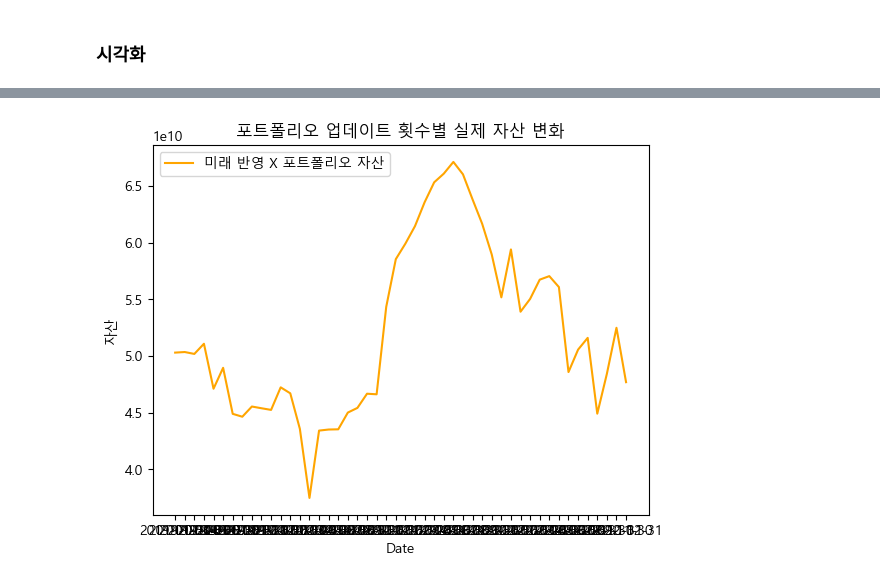
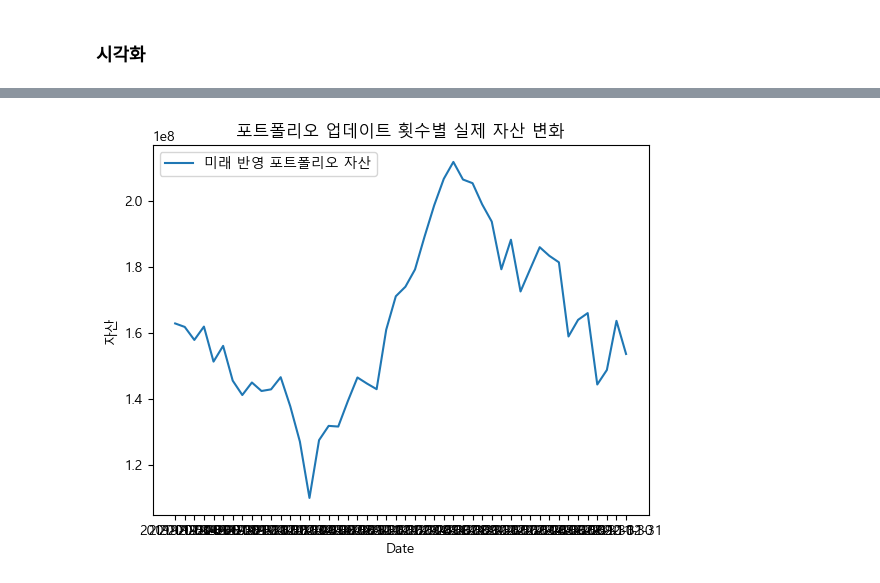
Before and after one commit to Jjineeq/Web_Crawling, a Jupyter notebook: Quant_total.ipynb, the cells around one changed output, grey strips where cells are left out. Drawn from its saved outputs; the diff is of its cells as text; code cells hidden in the pictures.

```diff
--- a/Quant_total.ipynb
+++ b/Quant_total.ipynb
@@ -41,7 +93,7 @@ df.set_index('time', inplace=True)
 #df['time'] = pd.DatetimeIndex(df['time'])
 # %%
 # train 데이터와 validation 데이터 나누기.
-X_train = df[df.index < '2019-01-01']
+X_train = df[(df.index < '2019-01-01') & (df.index > "2014.01.01")]
 X_valid = df[df.index >= '2019-01-01']
 
 # 각 데이터의 사이즈 확인하기
@@ -127,24 +201,2 @@ l_2.iloc[1,:]@X_valid.iloc[-1,:].T # 포트폴리오 실제 수익
 # %% [markdown]
 ### Moving window
-# %%
-# Portfolio optimization
-
-# Calculate the expexted returns and annualised sample covariance matrix of the asset returns
-mu=expected_returns.mean_historical_return(X_train, frequency=12) # 앞과 동일하게 data가 month기준
-S=risk_models.sample_cov(X_train, frequency= 12) # 앞과 동일하게 data가 month기준
-
-# Optimize the max sharpe ratio
-ef = EfficientFrontier(mu, S)
-#weights = ef.min_volatility()
-#weights = ef.max_sharpe()
-weights = ef.max_quadratic_utility()
-cleaned_weights = ef.clean_weights()
-
-latest_prices = get_latest_prices(X_train)
-weights = cleaned_weights
-
-da = DiscreteAllocation(weights, latest_prices, total_portfolio_value=1000000000000)
-allocation, leftover = da.lp_portfolio()
-
-print("Discrete allocation:", allocation) # 해당주를 얼마나 구입하는가
-print("Funds remaining: ${:.2f}".format(leftover)) # 예상 수익
@@ -154,8 +203,6 @@ Funds remaining: $8163.31
 # %% [markdown]
 ----
 ### 뉴스 정보와 결합
-# %%
-score = pd.read_csv("C:/Users/User/github/Web_Crawling/save_data/total_count.csv", encoding='cp949')
 # %%
 score_df = score[['음식료품_positive_rate','섬유의복_positive_rate','종이목재_positive_rate','화학_positive_rate','의약품_positive_rate','비금속광물_positive_rate','철강금속_positive_rate','기계_positive_rate','전기전자_positive_rate','의료정밀_positive_rate','운수장비_positive_rate','유통업_positive_rate','전기가스업_positive_rate','건설업_positive_rate','운수창고_positive_rate','통신업_positive_rate','금융업_positive_rate','은행_positive_rate','증권_positive_rate','보험_positive_rate','서비스업_positive_rate']]
 score_df.columns = df.columns
@@ -335,13 +510,13 @@ Text(0.5, 1.0, '포트폴리오 업데이트 횟수별 예상 누적 수익 변
 # %%
-#plt.plot((sol@predict.T).sum(), label ='미래 반영 포트폴리오 자산')
-plt.plot((sol@X_valid.T).sum(), label = '미래 반영 X 포트폴리오 자산', color = 'orange')
+plt.plot((sol@X_valid.T).sum(), label ='미래 반영 포트폴리오 자산')
+# plt.plot((sol_2@X_valid.T).sum(), label = '미래 반영 X 포트폴리오 자산', color = 'orange')
 plt.legend()
 plt.xlabel('Date')
 plt.ylabel('자산')
 plt.title('포트폴리오 업데이트 횟수별 실제 자산 변화')
 plt.show()
 # %% [output]
-[figure, old version]
+[figure, new version]
 # %%
 #plt.plot((sol@predict.T).sum(), label ='미래 반영 포트폴리오 자산')
 plt.plot((sol_2@X_valid.T).sum(), label = '미래 반영 X 포트폴리오 자산', color = 'orange')
```
Also changed, not shown: parts of 38 cells of this notebook, 4 other files.
